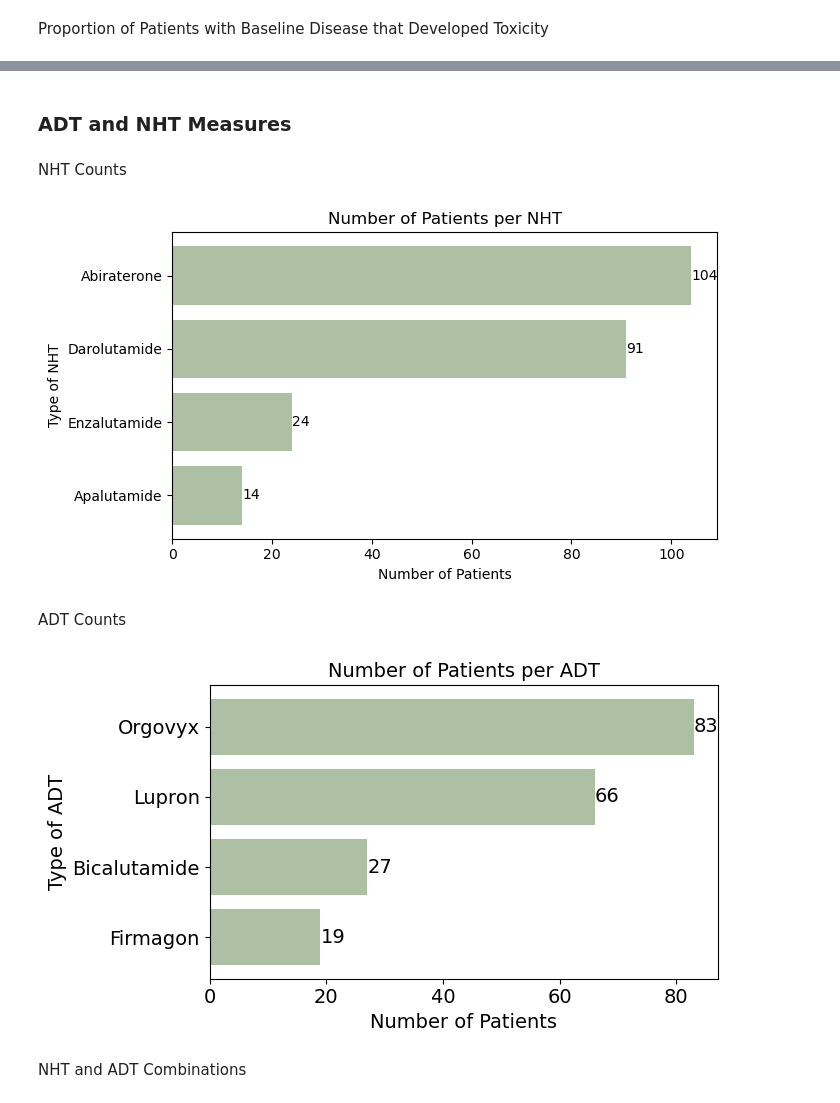
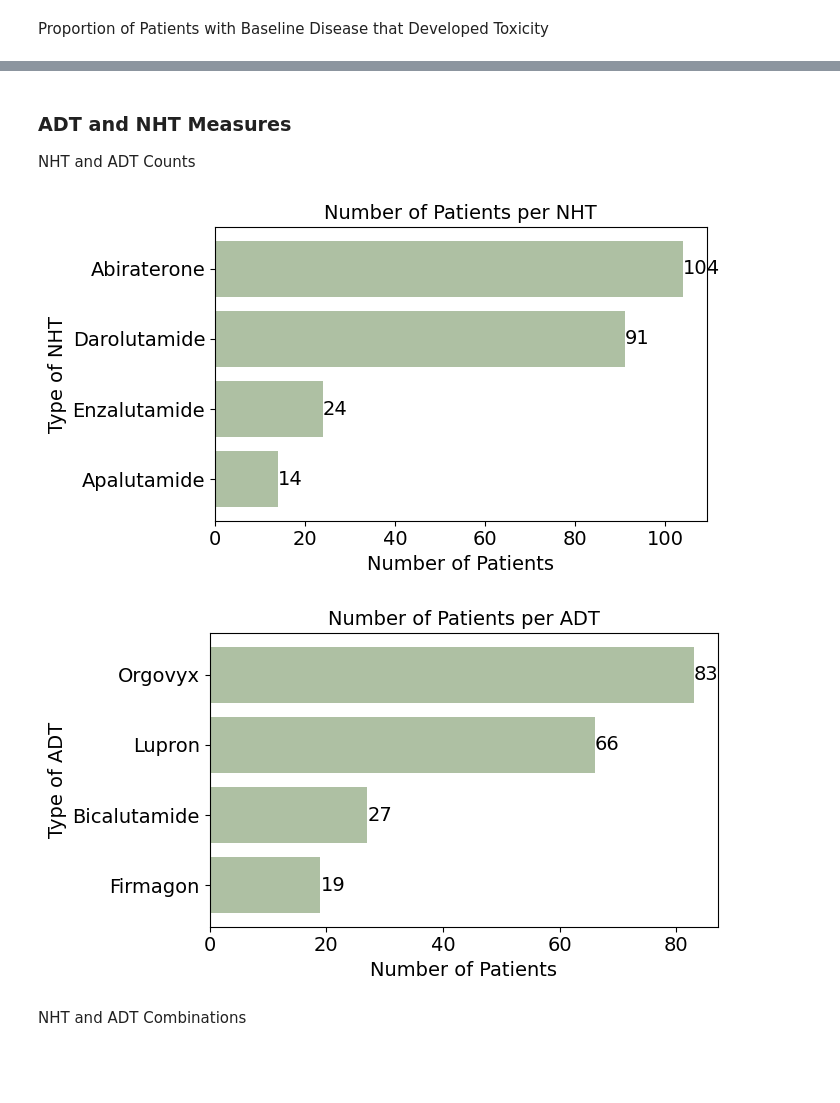
Before and after one commit to kstatham402/170A_Capstone_Project, a Jupyter notebook: notebooks/descriptive_visuals.ipynb, the cells around one changed output, grey strips where cells are left out. Cells and saved outputs as stored; diff of their text form; code cells hidden in the pictures; blank space fills up the shorter version.

Commit message:
refactored and cleaned descriptive_visuals

```diff
--- a/notebooks/descriptive_visuals.ipynb
+++ b/notebooks/descriptive_visuals.ipynb
@@ -405,0 +335,19 @@ plt.show()
+# %%
+heatmap_data = [
+    {"condition": col, "at_risk": df[CONDITION_FILTER[col](df[col])]["at_risk"].mean()}
+    for col in RISK_FACTORS
+]
+heatmap_df = (
+    pd.DataFrame(heatmap_data)
+    .set_index("condition")
+    .sort_values("at_risk", ascending=False)
+)
+heatmap_df.index = heatmap_df.index.map(CONDITION_NAMES)
+
+plt.figure(figsize=(6, 4))
+ax = sns.heatmap(heatmap_df, annot=True, cmap="Reds", vmin=0, vmax=1,
+                 fmt=".2f", annot_kws={"color": "white", "fontsize": 10})
+ax.set_yticklabels(ax.get_yticklabels(), rotation=0)
+plt.title("Toxicity Rate by Baseline Risk Factor")
+plt.xlabel(""); plt.ylabel("Baseline Risk Factor")
+plt.tight_layout(); plt.show()
@@ -406,48 +356,20 @@ plt.show()
 # %% [markdown]
 ### ADT and NHT Measures
+NHT and ADT Counts
-# %% [markdown]
-NHT Counts
 # %%
-# Count unique patients per NHT
-num_patients = df.groupby('specific_nht_used')['unique_patient_id'].nunique()
-
-num_patients = num_patients.sort_values(ascending=True)
-
-fig, ax = plt.subplots(figsize=(7,4))
-
-p=ax.barh(num_patients.index, num_patients.values,
-          color='#aec0a3')
-ax.bar_label(p, label_type='edge')
-ax.set_ylabel('Type of NHT')
-ax.set_xlabel('Number of Patients')
-ax.set_title('Number of Patients per NHT')
-plt.tight_layout()
-plt.show()
+for group_col, title_label in [("specific_nht_used", "NHT"), ("adt_agent", "ADT")]:
+    num_patients = df.groupby(group_col)["unique_patient_id"].nunique().sort_values()
+    fig, ax = plt.subplots(figsize=(7, 4))
+    p = ax.barh(num_patients.index, num_patients.values, color=COLORS["single"])
+    ax.bar_label(p, label_type="edge", fontsize=14)
+    ax.set_ylabel(f"Type of {title_label}", fontsize=14)
+    ax.set_xlabel("Number of Patients", fontsize=14)
+    ax.set_title(f"Number of Patients per {title_label}", fontsize=14)
+    ax.tick_params(axis="both", labelsize=14)
+    plt.tight_layout(); plt.show()
 # %% [output]
-[figure, old version]
+[figure, new version]
+[figure, added]
-# %% [markdown]
-ADT Counts
-# %%
-# Count unique patients per ADT
-num_patients = df.groupby('adt_agent')['unique_patient_id'].nunique()
-
-num_patients = num_patients.sort_values(ascending=True)
-
-
-fig, ax = plt.subplots(figsize=(7,4))
-
-ax.barh(num_patients.index, num_patients.values)
-p=ax.barh(num_patients.index, num_patients.values, color='#aec0a3')
-ax.bar_label(p, label_type='edge', fontsize=14)
-ax.set_ylabel('Type of ADT', fontsize=14)
-ax.set_xlabel('Number of Patients', fontsize=14)
-ax.set_title('Number of Patients per ADT', fontsize=14)
-ax.tick_params(axis='both', labelsize=14)
-
-plt.tight_layout()
-plt.show()
-# %% [output]
-[figure, removed]
 # %% [markdown]
 NHT and ADT Combinations
 # %%
```
Also changed, not shown: parts of 89 cells of this notebook.
